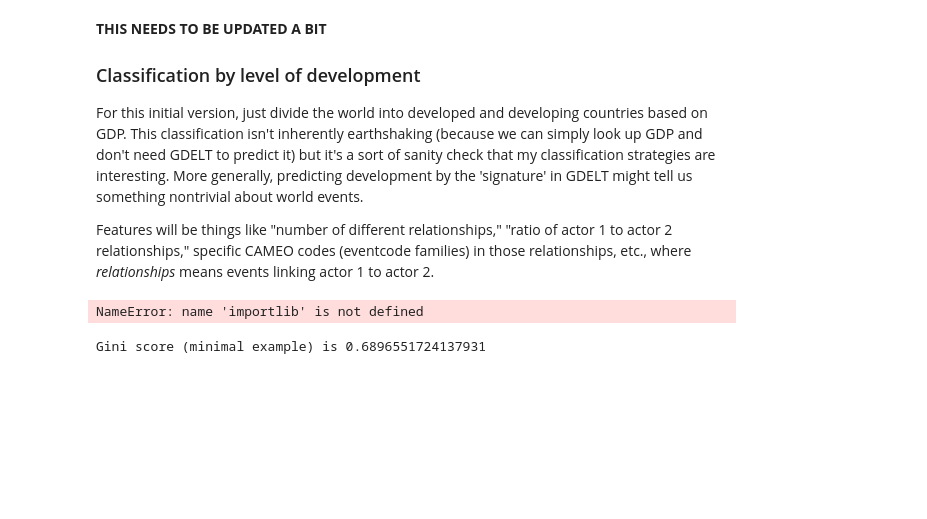
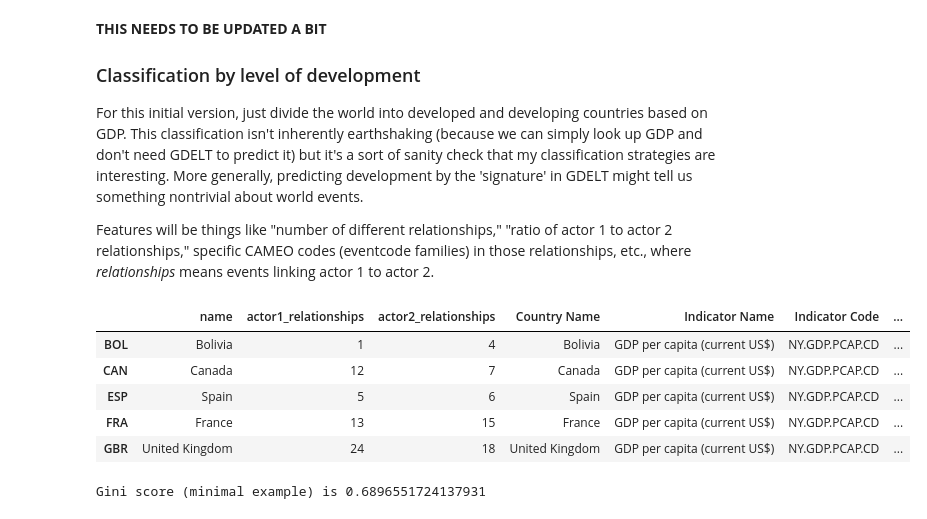
Before and after one commit to reed9999/gdelt-demo, a Jupyter notebook: analysis/classification.ipynb, the cells around one changed output. Saved outputs shown, nothing was run; the diff lists cells and outputs as text; code cells hidden in the pictures; blank space fills up the shorter version.

```diff
--- a/analysis/classification.ipynb
+++ b/analysis/classification.ipynb
@@ -36,10 +37,15 @@ Features will be things like "number of different relationships," "ratio of acto
 # %%
 importlib.reload(classification)
 importlib.reload(pandas_gdelt_helper)
 from pandas_gdelt_helper import PandasGdeltHelper
-PandasGdeltHelper.country_features()
+PandasGdeltHelper.country_features().head()
 # %% [output]
-NameError: name 'importlib' is not defined
+|  | name | actor1_relationships | actor2_relationships | Country Name | Indicator Name | Indicator Code | ... |
+| BOL | Bolivia | 1 | 4 | Bolivia | GDP per capita (current US$) | NY.GDP.PCAP.CD | ... |
+| CAN | Canada | 12 | 7 | Canada | GDP per capita (current US$) | NY.GDP.PCAP.CD | ... |
+| ESP | Spain | 5 | 6 | Spain | GDP per capita (current US$) | NY.GDP.PCAP.CD | ... |
+| FRA | France | 13 | 15 | France | GDP per capita (current US$) | NY.GDP.PCAP.CD | ... |
+| GBR | United Kingdom | 24 | 18 | United Kingdom | GDP per capita (current US$) | NY.GDP.PCAP.CD | ... |
 # %%
 ### Decision Tree
 # %%
```
Also changed, not shown: parts of 4 cells of this notebook, 3 other files.
